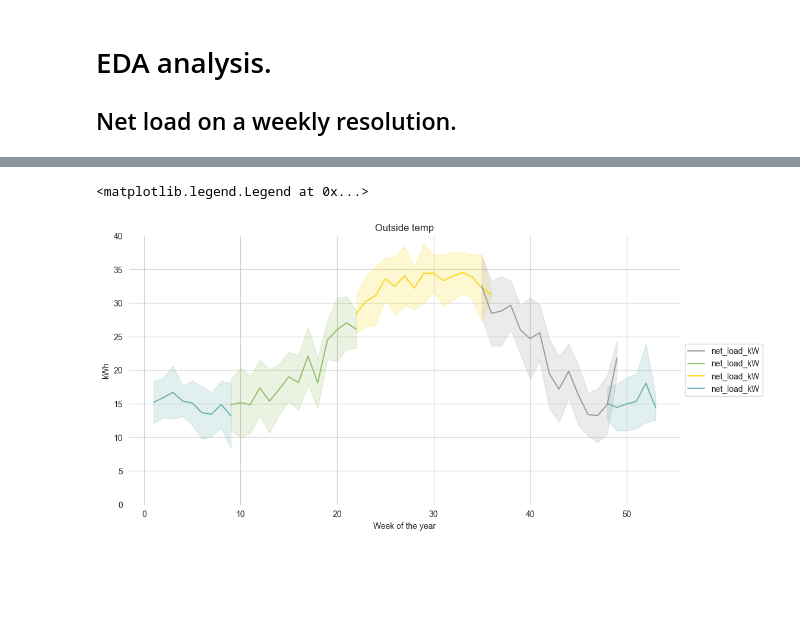
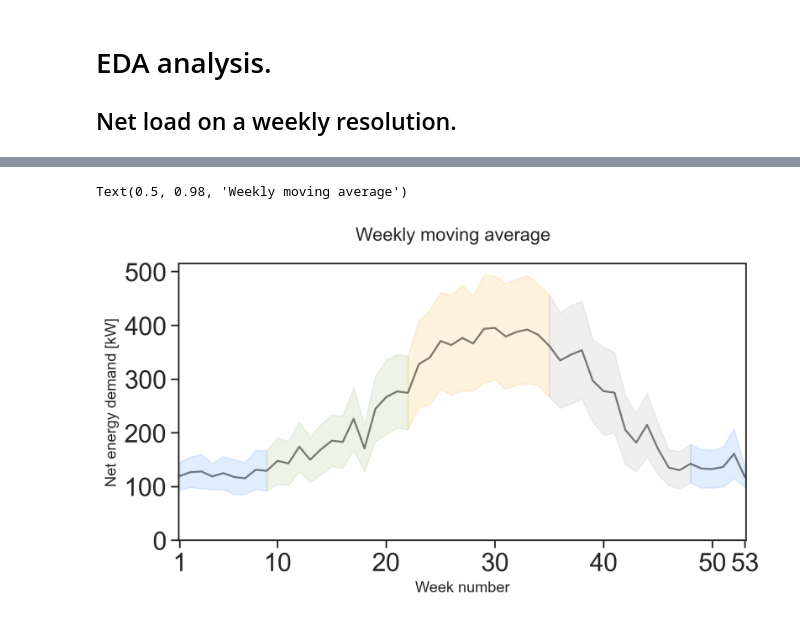
Before and after one commit to erickCantu/TheGreenCitySolutionsGroup, a Jupyter notebook: notebooks/EDA_data_visualization_weekly.ipynb, the cells around one changed output, grey strips where cells are left out. Drawn from its saved outputs; the diff is of its cells as text; code cells hidden in the pictures; blank space fills up the shorter version.

Commit message:
Weekly moving average graph final presentation

```diff
--- a/notebooks/EDA_data_visualization_weekly.ipynb
+++ b/notebooks/EDA_data_visualization_weekly.ipynb
@@ -36,3 +36,7 @@ df = pd.read_csv(f"../data/preprocessed/Building_{building_nr}.csv").astype({'da
+# %%
+building = "All"
+# Load data
+df = pd.read_csv(f"../data/preprocessed/Agg_buildings.csv").astype({'datetime': 'datetime64'})#.set_index('datetime')
 # %%
 data_df = df.assign(
     timestamp = lambda x: pd.to_datetime(x['datetime']),
@@ -94,6 +96,69 @@ ax.set_ylim(0,40)
 handles, labels = ax.get_legend_handles_labels()
 plt.legend([handles[index] for index in [3,1,2,0]], [labels[index] for index in [3,1,2,0]], bbox_to_anchor=(1, 0.5), loc='center left')
 #fig.savefig('../images/energy_net_usage_by_weekyear.png', dpi=450, bbox_inches='tight')
-# %% [output]
-<matplotlib.legend.Legend at 0x...>
-[figure, removed]
+# %%
+from matplotlib.colors import to_rgba
+import matplotlib.ticker as tick
+
+sns.axes_style()
+sns.set(font="Arial")
+sns.set_style('white')
+font_size=20
+
+data_df = data_df.assign(
+    in_winter_1 = lambda x: np.logical_and(x['season']=='Winter', x["weekofyear"]<20),
+    in_spring = lambda x: x['season']=='Spring',
+    in_summer = lambda x: x['season']=='Summer',
+    in_autumn = lambda x: x['season']=='Autumn',
+    in_winter_2 = lambda x: np.logical_and(x['season']=='Winter', x["weekofyear"]>20),
+);
+
+fig, ax = plt.subplots()
+fig.set_figwidth(8)
+fig.set_figheight(4)
+fig.set_dpi(250)
+
+weekofyear_g = data_df.groupby("weekofyear")
+m = weekofyear_g.mean()['net_load_kW']
+md = weekofyear_g.median()['net_load_kW']
+s = weekofyear_g.std()['net_load_kW']
+
+season_columns = [
+    'in_winter_1',
+    'in_spring',
+    'in_summer',
+    'in_autumn',
+    'in_winter_2']
+seasons = weekofyear_g.mean()[season_columns]
+
+#rollingweek_g = data_df.rolling(24*7, center=True, min_periods=1)
+#m_r = rollingweek_g.mean()['net_load_kWh']
+#s_r = rollingweek_g.std()['net_load_kWh']
+#seasons_r = rollingweek_g.mean()[season_columns]
+#m = m_r; s = s_r; seasons = seasons_r;
+
+blue = (108/255, 169/255, 248/255)
+green = (165/255, 197/255, 133/255)
+orange = (245/255, 190/255, 88/255)
+gray = (0.7,0.7,0.7)
+
+for (seas, c) in zip(season_columns, [blue, green, orange, gray, blue]):
+    ax.fill_between(m.index, m-0.5*s, m+0.5*s, where=seasons[seas]>0.1, color=to_rgba(c, 0.2))
+
+ax.plot(m, color=to_rgba("black", 0.5))
+ax.set_xticks([1, *list(range(10,51,10)), 53])
+ax.set_xlim(0.9, 53.1)
+# ax.set_ylim(-0.5, 70.5)
+ax.set_xlabel("Week number")
+ax.set_ylabel("Net energy demand [kW]")
+ax.set_yticks(range(0, 501, 100));
+ax.yaxis.set_major_formatter(tick.FuncFormatter(lambda s, _: f"{int(s)}"))
+#ax.xaxis.set_major_formatter(tick.FuncFormatter(lambda s, _: f"W{int(s)}"))
+plt.xticks(fontsize=font_size)
+plt.yticks(fontsize=font_size)
+ax.tick_params(axis='x', which='major', bottom=True)
+ax.tick_params(axis='y', which='major', left=True)
+fig.suptitle("Weekly moving average")
+# %% [output]
+Text(0.5, 0.98, 'Weekly moving average')
+[figure, added]
```
Also changed, not shown: parts of 2 cells of this notebook.
